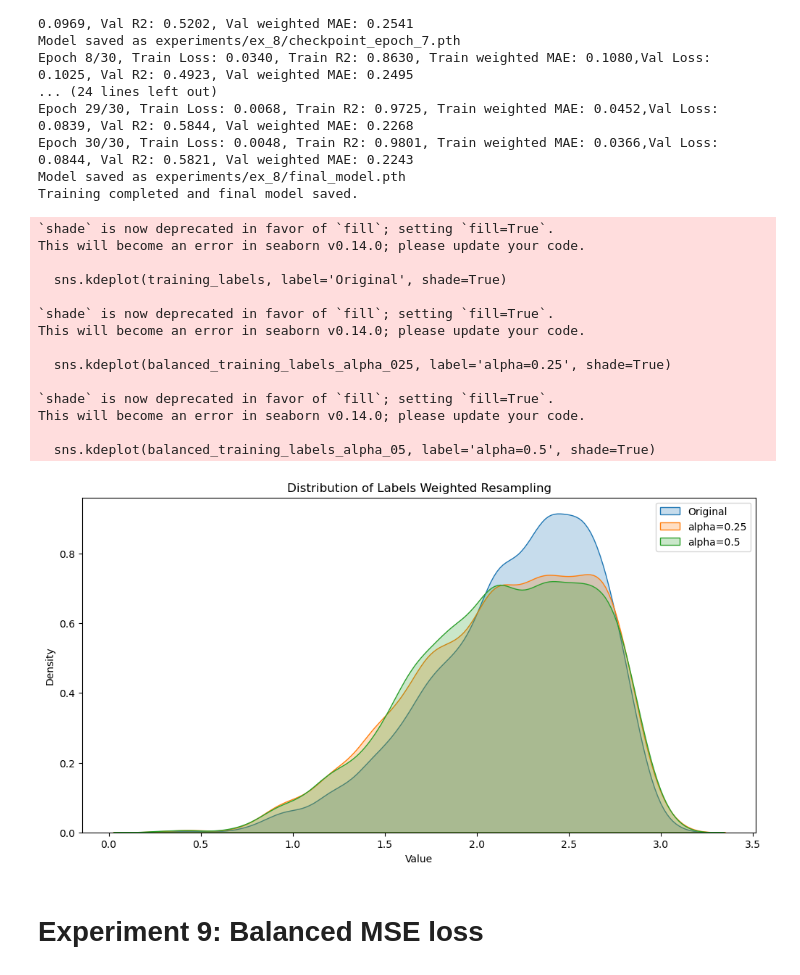
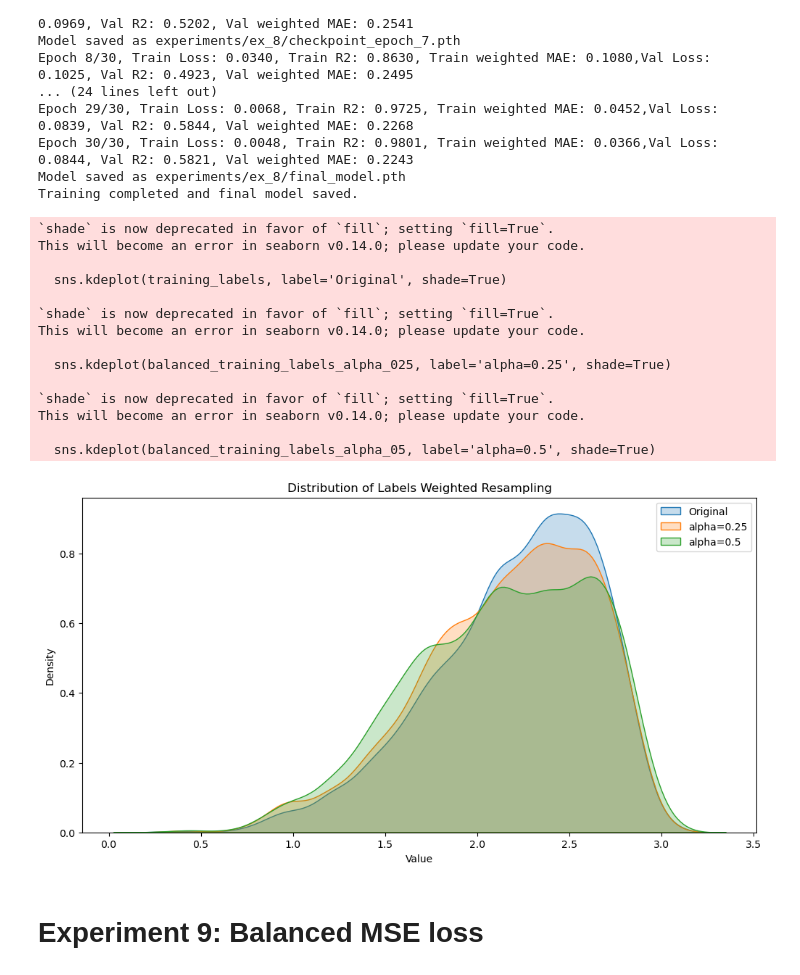
Before and after one commit to lhmtrinh/Remote-Sensing-Wealth-Index, a Jupyter notebook: main.ipynb, the cells around one changed output. Cells and saved outputs as stored; diff of their text form; code cells hidden in the pictures.

```diff
--- a/main.ipynb
+++ b/main.ipynb
@@ -316,9 +316,8 @@ Epoch 30/30, Train Loss: 0.0048, Train R2: 0.9801, Train weighted MAE: 0.0366,Va
 Model saved as experiments/ex_8/final_model.pth
 Training completed and final model saved.
 # %%
-ense_weight_model = DenseWeight(0.25)
+dense_weight_model = DenseWeight(0.25)
 dense_weight_model.fit(training_labels)
-
 balanced_train_loader = create_dataloader(train_dataset, 64, dense_weight_model)
 balanced_training_labels_alpha_025 = []
 for _,_, label in balanced_train_loader:
@@ -326,7 +325,6 @@ for _,_, label in balanced_train_loader:
 
 dense_weight_model = DenseWeight(0.5)
 dense_weight_model.fit(training_labels)
-
 balanced_train_loader = create_dataloader(train_dataset, 64, dense_weight_model)
 balanced_training_labels_alpha_05 = []
 for _,_, label in balanced_train_loader:
@@ -340,34 +338,34 @@ plt.figure(figsize=(12, 6))
 # KDE plot of True Labels
 sns.kdeplot(training_labels, label='Original', shade=True)
 
 # KDE plot of distribution of resampling
 sns.kdeplot(balanced_training_labels_alpha_025, label='alpha=0.25', shade=True)
 sns.kdeplot(balanced_training_labels_alpha_05, label='alpha=0.5', shade=True)
 
 # Plot formatting
 plt.title('Distribution of Labels Weighted Resampling')
 plt.xlabel('Value')
 plt.ylabel('Density')
 plt.legend()
 
 # Show the plot
 plt.show()
 # %% [output]
 `shade` is now deprecated in favor of `fill`; setting `fill=True`.
 This will become an error in seaborn v0.14.0; please update your code.
 
   sns.kdeplot(training_labels, label='Original', shade=True)
 
 `shade` is now deprecated in favor of `fill`; setting `fill=True`.
 This will become an error in seaborn v0.14.0; please update your code.
 
   sns.kdeplot(balanced_training_labels_alpha_025, label='alpha=0.25', shade=True)
 
 `shade` is now deprecated in favor of `fill`; setting `fill=True`.
 This will become an error in seaborn v0.14.0; please update your code.
 
   sns.kdeplot(balanced_training_labels_alpha_05, label='alpha=0.5', shade=True)
-[figure, old version]
+[figure, new version]
 # %% [markdown]
 # Experiment 9: Balanced MSE loss
 # %%
```
Also changed, not shown: parts of 1 cell of this notebook, 4 other files.
